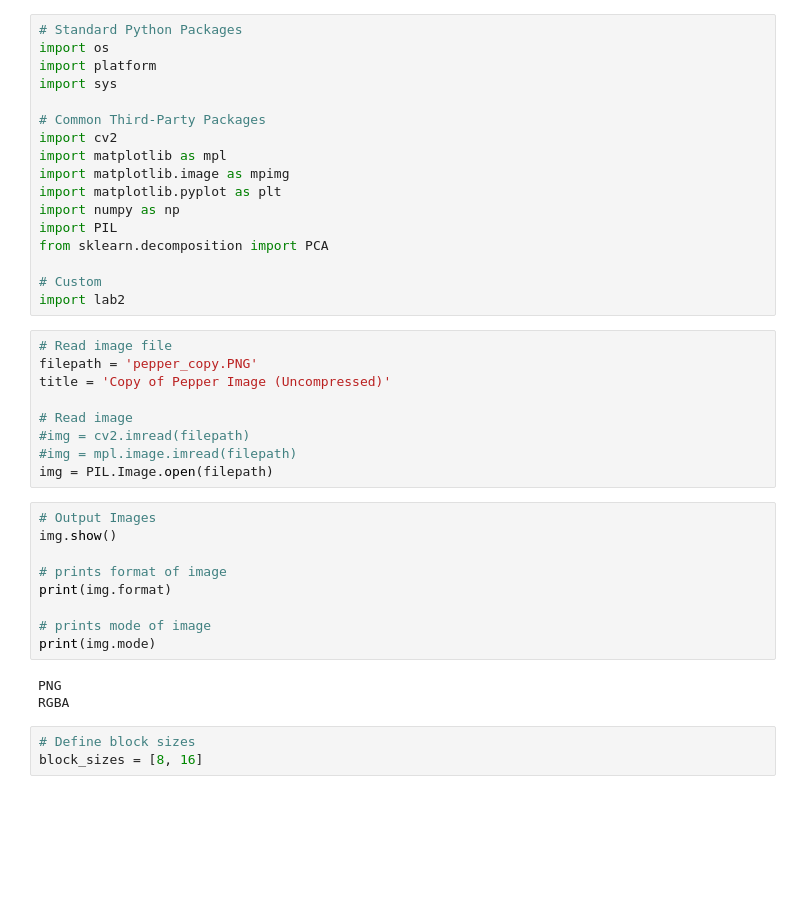
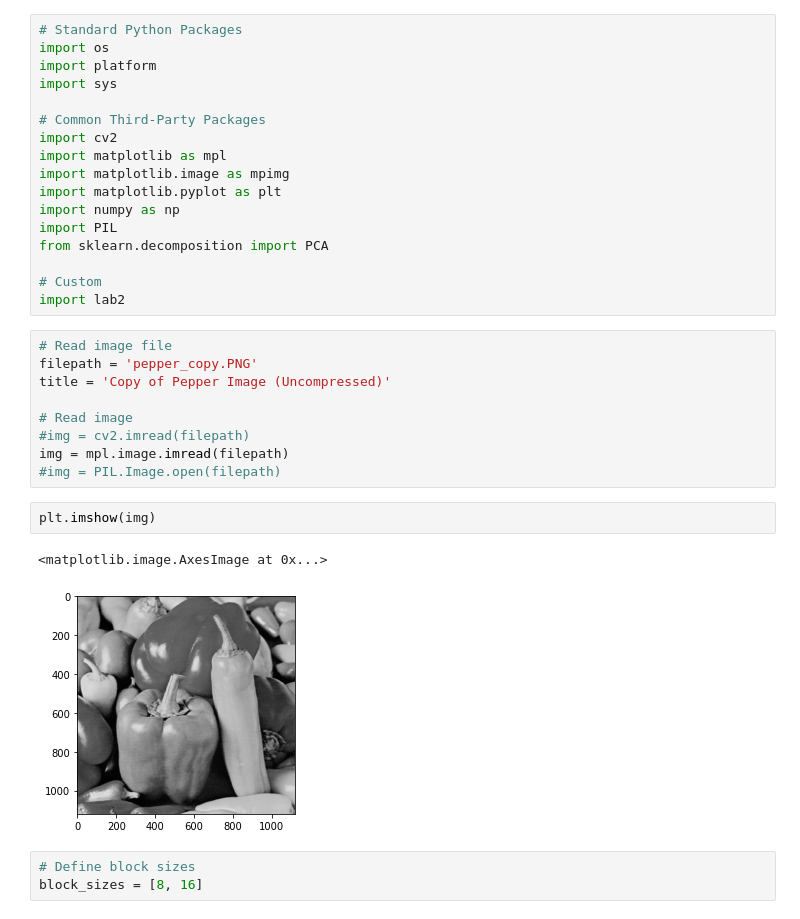
Before and after one commit to paulrdelg/ece513_lab2, a Jupyter notebook: labnotebook.ipynb, the cells around one changed output. Drawn from its saved outputs; the diff is of its cells as text; blank space fills up the shorter version.

Commit message:
read image as grayscale

```diff
--- a/labnotebook.ipynb
+++ b/labnotebook.ipynb
@@ -22,20 +22,13 @@ title = 'Copy of Pepper Image (Uncompressed)'
 
 # Read image
 #img = cv2.imread(filepath)
-#img = mpl.image.imread(filepath)
-img = PIL.Image.open(filepath)
+img = mpl.image.imread(filepath)
+#img = PIL.Image.open(filepath)
-# %%
-# Output Images
-img.show()
-
-# prints format of image
-print(img.format)
-
-# prints mode of image
-print(img.mode)
-# %% [output]
-PNG
-RGBA
+# %%
+plt.imshow(img)
+# %% [output]
+<matplotlib.image.AxesImage at 0x...>
+[figure, added]
 # %%
 # Define block sizes
 block_sizes = [8, 16]
```
Also changed, not shown: 1 other file.
